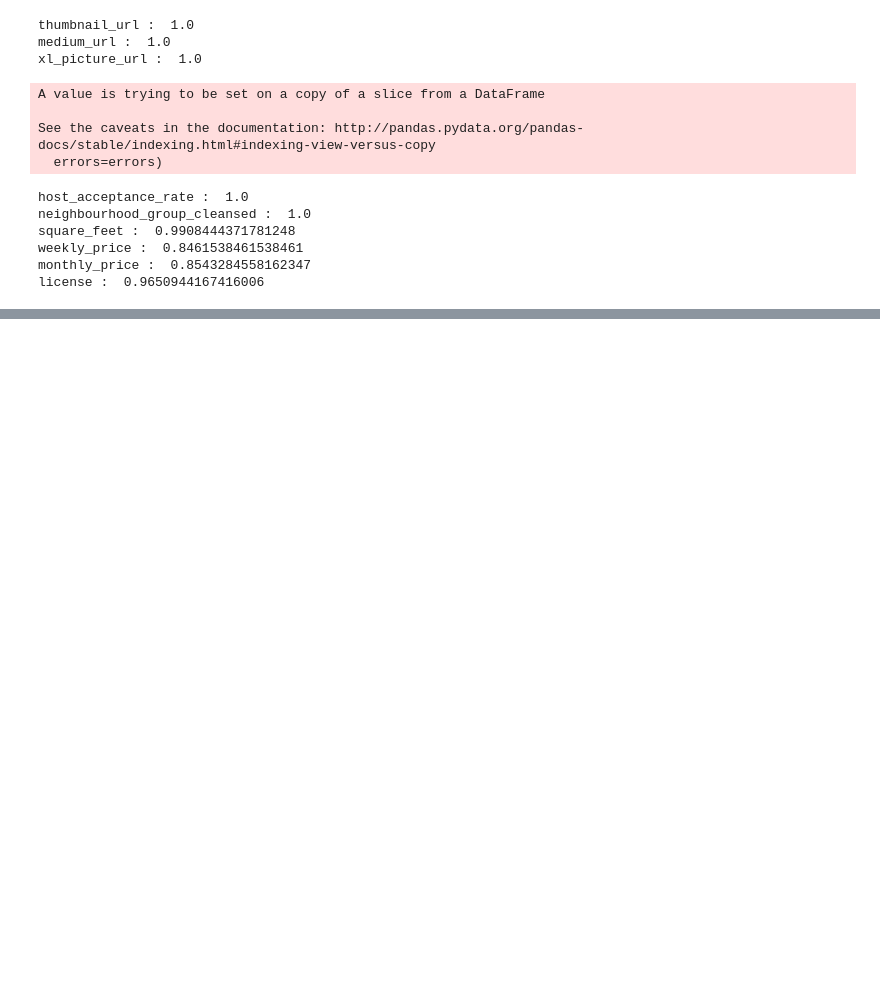
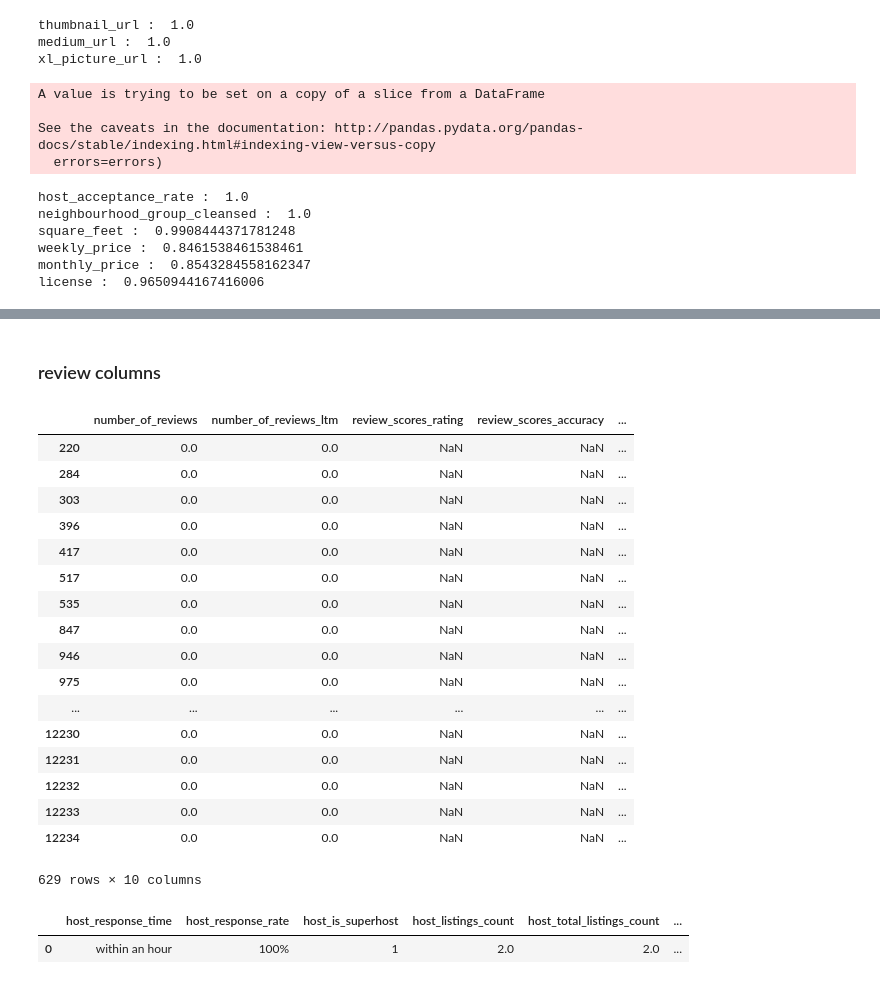
Before and after one commit to papaulul/Airbnb, a Jupyter notebook: Code/EDA.ipynb, the cells around one changed output, grey strips where cells are left out. Drawn from its saved outputs; the diff is of its cells as text; code cells hidden in the pictures; blank space fills up the shorter version.

```diff
--- a/Code/EDA.ipynb
+++ b/Code/EDA.ipynb
@@ -119,0 +244,28 @@ col_no_url = [col for col in population.columns if "url" not in col and 'scrape'
+# %% [markdown]
+### review columns
+# %%
+population[[col for col in population.columns if "review" in col]].loc[population['reviews_per_month'].isna()]
+# %% [output]
+|  | number_of_reviews | number_of_reviews_ltm | review_scores_rating | review_scores_accuracy | ... |
+| 220 | 0.0 | 0.0 | NaN | NaN | ... |
+| 284 | 0.0 | 0.0 | NaN | NaN | ... |
+| 303 | 0.0 | 0.0 | NaN | NaN | ... |
+| 396 | 0.0 | 0.0 | NaN | NaN | ... |
+| 417 | 0.0 | 0.0 | NaN | NaN | ... |
+| 517 | 0.0 | 0.0 | NaN | NaN | ... |
+| 535 | 0.0 | 0.0 | NaN | NaN | ... |
+| 847 | 0.0 | 0.0 | NaN | NaN | ... |
+| 946 | 0.0 | 0.0 | NaN | NaN | ... |
+| 975 | 0.0 | 0.0 | NaN | NaN | ... |
+| ... | ... | ... | ... | ... | ... |
+| 12230 | 0.0 | 0.0 | NaN | NaN | ... |
+| 12231 | 0.0 | 0.0 | NaN | NaN | ... |
+| 12232 | 0.0 | 0.0 | NaN | NaN | ... |
+| 12233 | 0.0 | 0.0 | NaN | NaN | ... |
+| 12234 | 0.0 | 0.0 | NaN | NaN | ... |
+629 rows × 10 columns
+# %%
+population.head(1)
+# %% [output]
+|  | host_response_time | host_response_rate | host_is_superhost | host_listings_count | host_total_listings_count | ... |
+| 0 | within an hour | 100% | 1 | 2.0 | 2.0 | ... |
```
Also changed, not shown: parts of 24 cells of this notebook, 1 other file.
